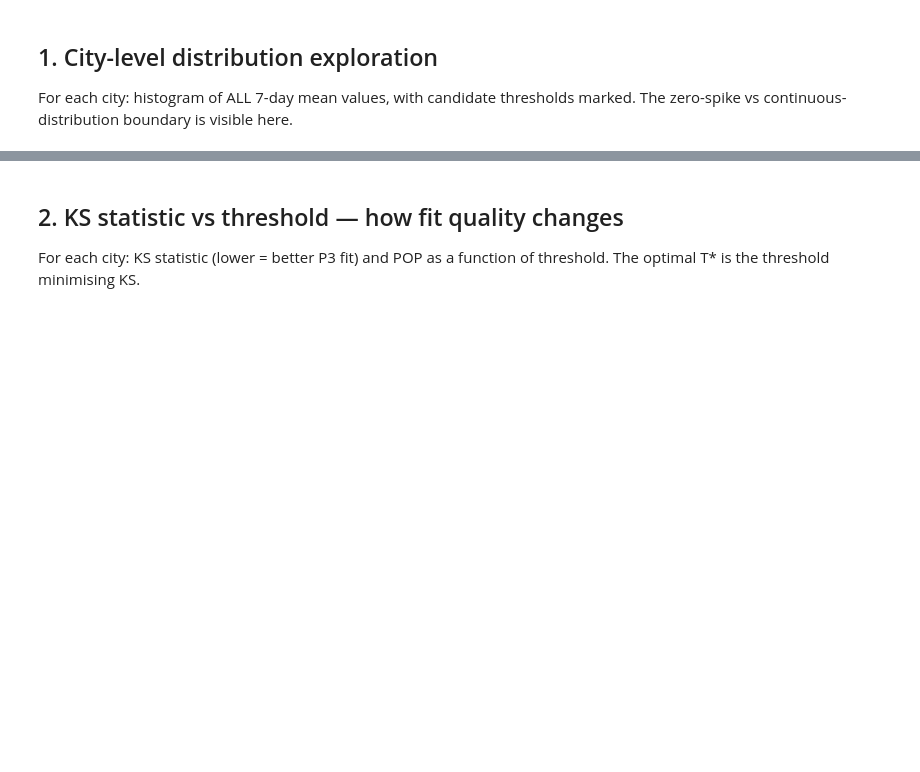
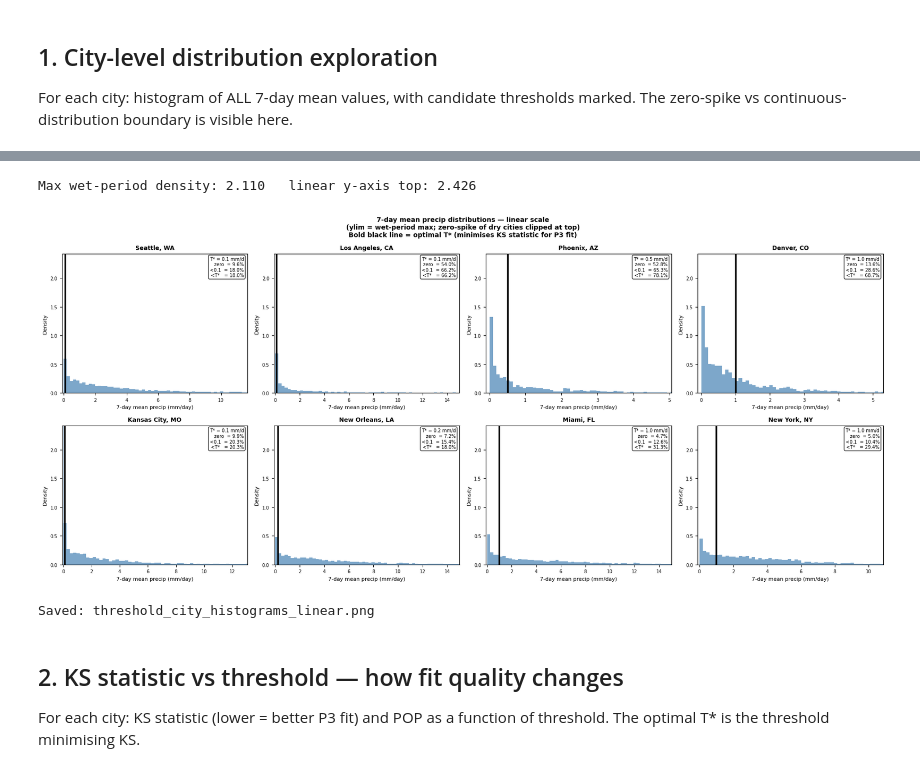
Before and after one commit to Chi-JuiChen/precip-distribution-conus, a Jupyter notebook: notebooks/07_wet_threshold_analysis.ipynb, the cells around one changed output, grey strips where cells are left out. Saved outputs shown, nothing was run; the diff lists cells and outputs as text; code cells hidden in the pictures; blank space fills up the shorter version.

```diff
--- a/notebooks/07_wet_threshold_analysis.ipynb
+++ b/notebooks/07_wet_threshold_analysis.ipynb
@@ -132,3 +139,64 @@ plt.show()
+# %%
+# ── LINEAR-SCALE figure ───────────────────────────────────────────────────────
+# ylim driven by wet-period max density (values > 0.01) so the zero-spike of
+# dry cities is clipped at the top rather than compressing the wet distribution.
+_max_wet = 0
+for r in city_data.values():
+    vals = r['values']
+    wet  = vals[vals > 0.01]
+    if len(wet) < 30:
+        continue
+    bins_tmp = np.linspace(0.01, min(np.percentile(wet, 99), 20), 60)
+    if len(bins_tmp) > 1:
+        h, _ = np.histogram(wet, bins=bins_tmp, density=True)
+        _max_wet = max(_max_wet, h.max())
+ymax_lin = _max_wet * 1.15
+print(f'Max wet-period density: {_max_wet:.3f}   linear y-axis top: {ymax_lin:.3f}')
+
+fig, axes = plt.subplots(2, 4, figsize=(18, 8))
+axes = axes.ravel()
+
+for ax, (city, r) in zip(axes, city_data.items()):
+    vals = r['values']
+    bins = np.concatenate([[0], np.linspace(0.001, min(np.percentile(vals[vals>0], 99), 20), 80)])
+    ax.hist(vals, bins=bins, color='steelblue', alpha=0.7, density=True)
+
+    valid = [x for x in r['results'] if x.get('valid')]
+    best_T = None
+    if valid:
+        best   = min(valid, key=lambda x: x['ks_stat'])
+        best_T = best['threshold']
+        ax.axvline(best_T, color='k', lw=2.5, ls='-', label=f'T* = {best_T} mm/d')
+
+    ax.set_ylim(0, ymax_lin)   # zero-spike of dry cities clipped — intentional
+    ax.set_xlim(-0.1, min(np.percentile(vals[vals>0], 97), 15) if (vals>0).any() else 5)
+    ax.set_xlabel('7-day mean precip (mm/day)', fontsize=8)
+    ax.set_ylabel('Density', fontsize=8)
+    ax.set_title(city, fontsize=9, fontweight='bold')
+    ax.tick_params(labelsize=7)
+
+    frac0  = (vals == 0).mean()
+    frac01 = (vals < 0.1).mean()
+    frac_T = (vals < best_T).mean() if best_T is not None else float('nan')
+    T_str  = f'{best_T} mm/d' if best_T is not None else 'N/A'
+    ax.text(0.98, 0.98,
+            f'T* = {T_str}\nzero  = {100*frac0:.1f}%\n<0.1  = {100*frac01:.1f}%\n<T*   = {100*frac_T:.1f}%',
+            transform=ax.transAxes, ha='right', va='top', fontsize=7,
+            bbox=dict(boxstyle='round,pad=0.3', fc='white', alpha=0.85))
+
+fig.suptitle('7-day mean precip distributions — linear scale\n'
+             '(ylim = wet-period max; zero-spike of dry cities clipped at top)\n'
+             'Bold black line = optimal T* (minimises KS statistic for P3 fit)',
+             fontsize=10, fontweight='bold')
+fig.tight_layout()
+plt.savefig('../output/unconditional/figures/threshold_city_histograms_linear.png',
+            dpi=150, bbox_inches='tight')
+plt.show()
+print('Saved: threshold_city_histograms_linear.png')
+# %% [output]
+Max wet-period density: 2.110   linear y-axis top: 2.426
+[figure, added]
+Saved: threshold_city_histograms_linear.png
 # %% [markdown]
 ## 2. KS statistic vs threshold — how fit quality changes
 
```
Also changed, not shown: parts of 6 cells of this notebook, 6 other files.
